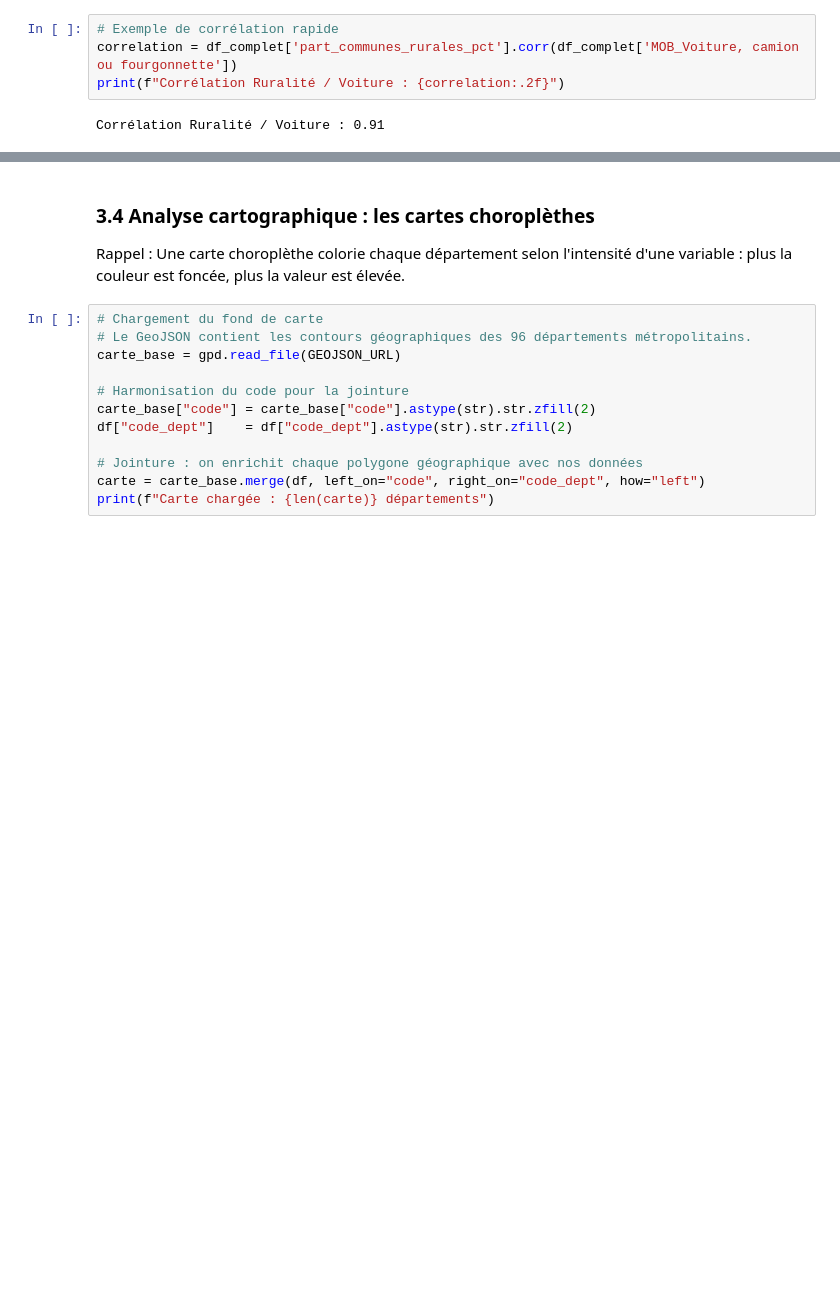
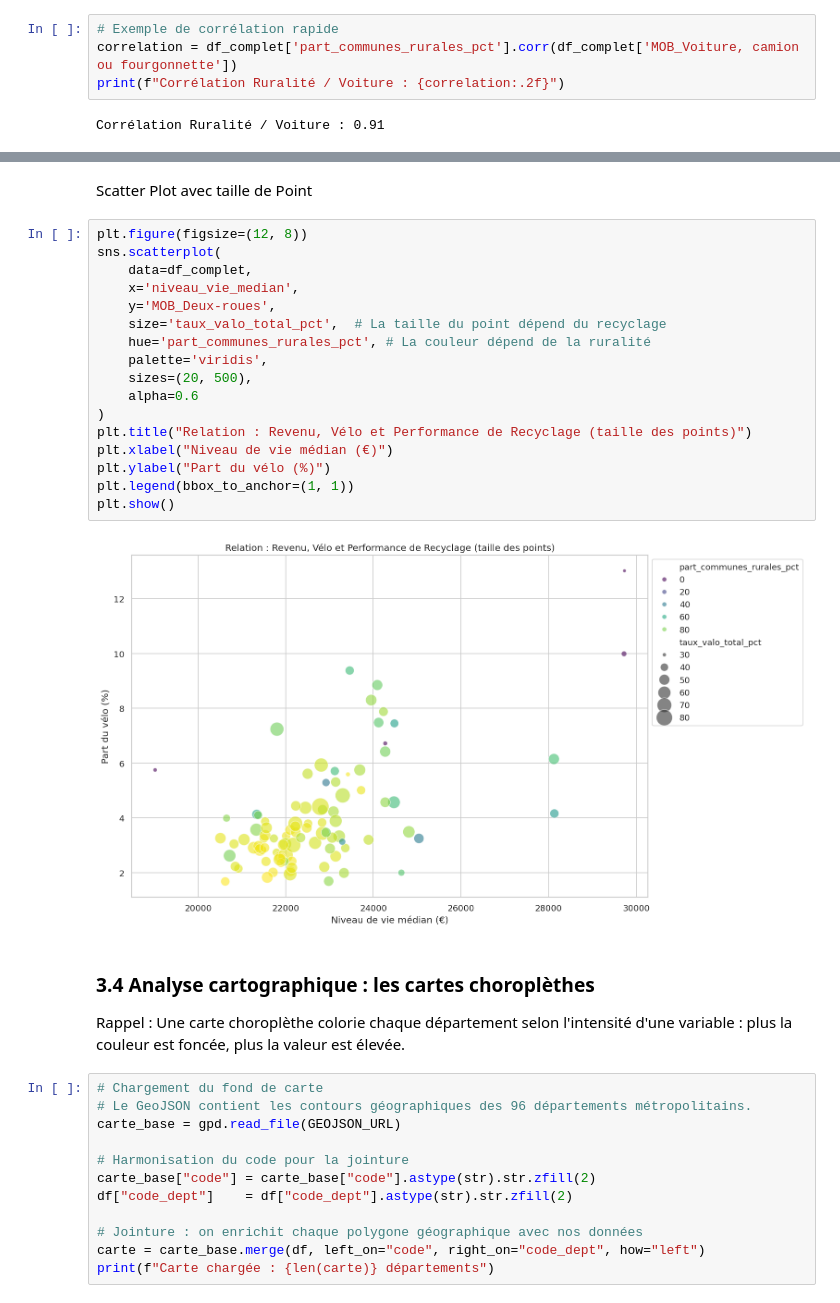
Before and after one commit to TeodoraHub/projet_pythonDS, a Jupyter notebook: recyclage_et_deplacements.ipynb, the cells around one changed output, grey strips where cells are left out. Cells and saved outputs as stored; diff of their text form; blank space fills up the shorter version.

```diff
--- a/recyclage_et_deplacements.ipynb
+++ b/recyclage_et_deplacements.ipynb
@@ -1499,3 +1509,24 @@ plt.show()
+# %% [markdown]
+Scatter Plot avec taille de Point
+# %%
+plt.figure(figsize=(12, 8))
+sns.scatterplot(
+    data=df_complet,
+    x='niveau_vie_median',
+    y='MOB_Deux-roues',
+    size='taux_valo_total_pct',  # La taille du point dépend du recyclage
+    hue='part_communes_rurales_pct', # La couleur dépend de la ruralité
+    palette='viridis',
+    sizes=(20, 500),
+    alpha=0.6
+)
+plt.title("Relation : Revenu, Vélo et Performance de Recyclage (taille des points)")
+plt.xlabel("Niveau de vie médian (€)")
+plt.ylabel("Part du vélo (%)")
+plt.legend(bbox_to_anchor=(1, 1))
+plt.show()
+# %% [output]
+[figure, added]
 # %% [markdown]
 ### 3.4 Analyse cartographique : les cartes choroplèthes
 
```
Also changed, not shown: parts of 4 cells of this notebook.
